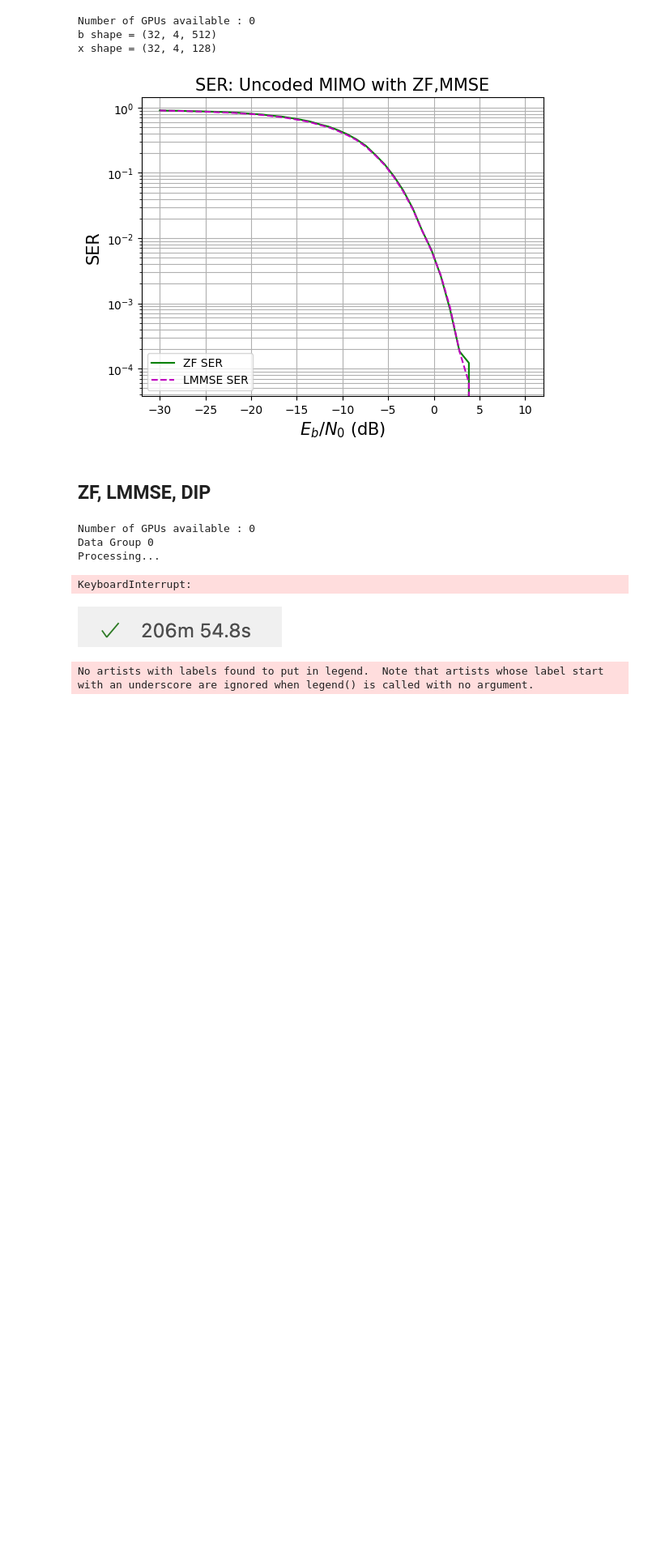
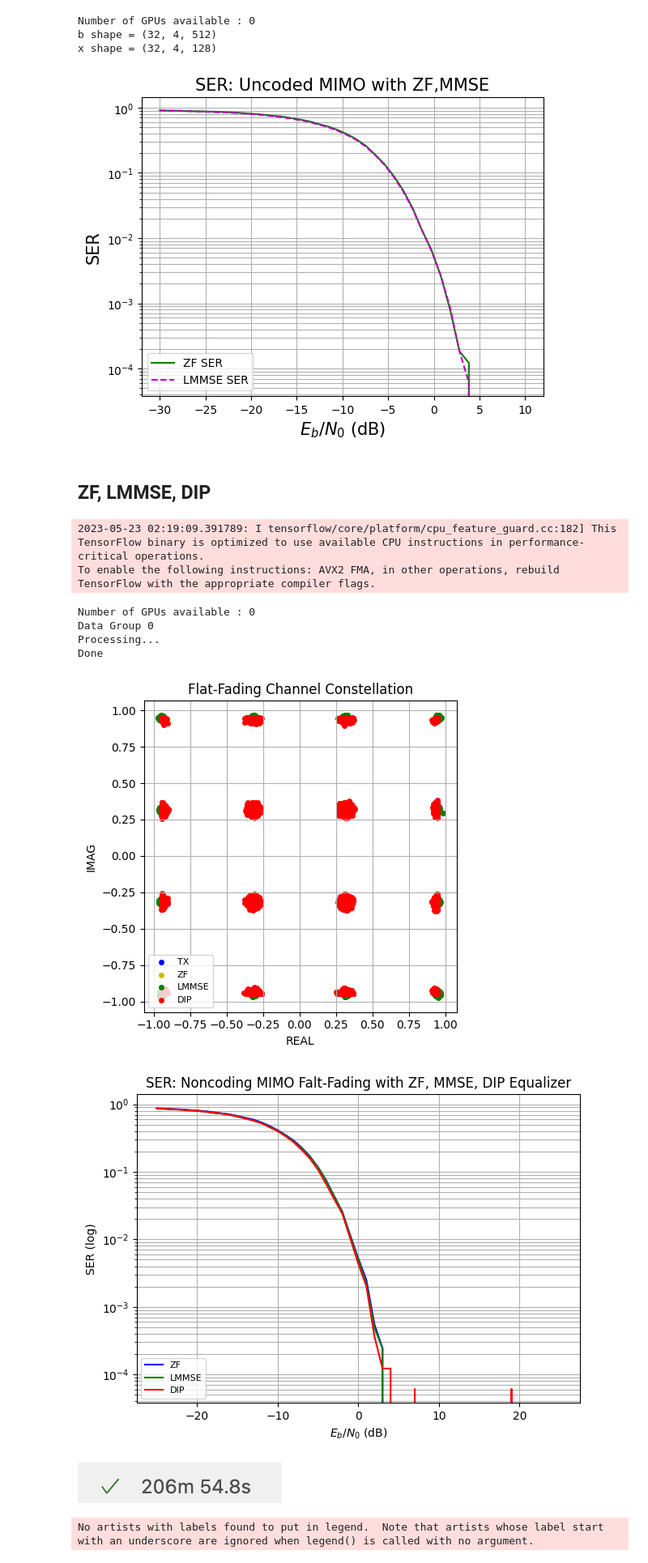
Before and after one commit to leeofaith/sionna, a Jupyter notebook: Jupyter Notebooks/MIMO.ipynb, the cells around one changed output. Shown at 81% size. Saved outputs shown, nothing was run; the diff lists cells and outputs as text; code cells hidden in the pictures; blank space fills up the shorter version.

```diff
--- a/Jupyter Notebooks/MIMO.ipynb
+++ b/Jupyter Notebooks/MIMO.ipynb
@@ -345,13 +345,13 @@ from complex2real import Complex2Real
 
 k = 512 # Block Length:512
 NUM_TX_ANT = 4 # Transmit Antennas: 4
-NUM_RX_ANT = 4 # Receive Antennas: 4
+NUM_RX_ANT = 16 # Receive Antennas: 16
 NUM_BITS_PER_SYMBOL = 4 # Mapping: 16QAM
-BATCH_SIZE = 128 # Number of Parallelly Processed Batches: 128
-EBN0_DB_MIN = -5 # Minimum Eb/N0 (dB): -5
-EBN0_DB_MAX = 20 # Maximum Eb/N0 (dB): 20
-NUM_EBN0_POINTS = 11 # EBNO Points: 11
-NUM_DATA_GROUP = 5 # Number of Data Group: 5
+BATCH_SIZE = 32 # Number of Parallelly Processed Batches: 128
+EBN0_DB_MIN = -25 # Minimum Eb/N0 (dB): -5
+EBN0_DB_MAX = 25 # Maximum Eb/N0 (dB): 20
+NUM_EBN0_POINTS = 51 # EBNO Points: 11
+NUM_DATA_GROUP = 1 # Number of Data Group: 5
 
 snrs = np.linspace(EBN0_DB_MIN,EBN0_DB_MAX,NUM_EBN0_POINTS)
 bers = []
@@ -499,37 +499,41 @@ plt.grid(True)
 plt.title('Flat-Fading Channel Constellation', fontsize=12)
 plt.xticks(fontsize=10)
 plt.yticks(fontsize=10)
 plt.xlabel('REAL', fontsize=10)
 plt.ylabel('IMAG', fontsize=10)
 plt.scatter(tf.math.real(x), tf.math.imag(x), s=16, c='b', label='TX')
 plt.scatter(tf.math.real(x_hat_zf), tf.math.imag(x_hat_zf), s=16, c='y', label='ZF')
 plt.scatter(tf.math.real(x_hat_lmmse), tf.math.imag(x_hat_lmmse), s=16, c='g', label='LMMSE')
 plt.scatter(tf.math.real(x_hat_dip), tf.math.imag(x_hat_dip), s=16, c='r', label='DIP')
 plt.legend(loc='lower left', fontsize=8)
 plt.tight_layout()
 
 plt.figure(2)
 title = "SER: Noncoding MIMO Falt-Fading with ZF, MMSE, DIP Equalizer"
 xlabel = "$E_b/N_0$ (dB)"
 ylabel = "SER (log)"
 plt.title(title, fontsize=12)
 plt.xticks(fontsize=10)
 plt.yticks(fontsize=10)
 plt.xlabel(xlabel, fontsize=10)
 plt.ylabel(ylabel, fontsize=10)
 plt.grid(which="both")
 plt.semilogy(snrs, sers_zf_mean, 'b', label='ZF')
 plt.semilogy(snrs, sers_lmmse_mean, 'g', label='LMMSE')
 plt.semilogy(snrs, sers_dip_mean, 'r', label='DIP')
 plt.legend(loc='lower left', fontsize=8)
 plt.tight_layout()
 
 plt.show()
 # %% [output]
-Number of GPUs available : 0
-Data Group 0
-Processing...
+2023-05-23 02:19:09.391789: I tensorflow/core/platform/cpu_feature_guard.cc:182] This TensorFlow binary is optimized to use available CPU instructions in performance-critical operations.
+To enable the following instructions: AVX2 FMA, in other operations, rebuild TensorFlow with the appropriate compiler flags.
-KeyboardInterrupt:
+Number of GPUs available : 0
+Data Group 0
+Processing...
+Done
+[figure, added]
+[figure, added]
 # %% [markdown]
 ![image.png](attachment:image.png)
 # %%
```
Also changed, not shown: 6 other files.
